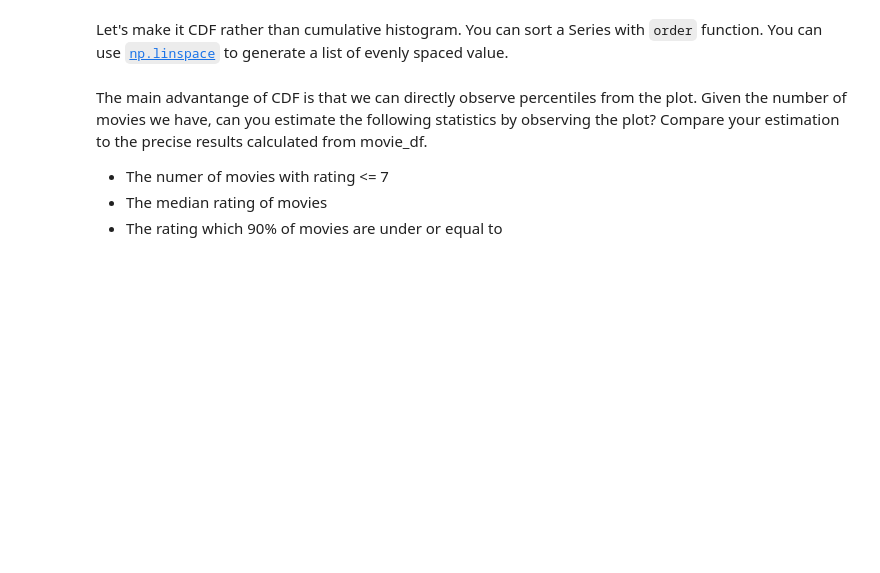
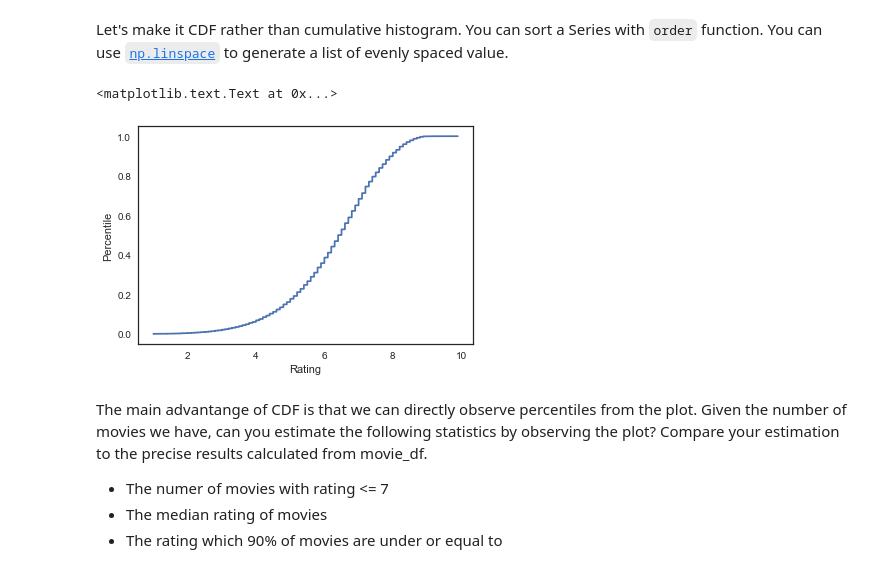
Before and after one commit to muftring/iu-datavis, a Jupyter notebook: week-07/w07_lab_uftring_michael.ipynb, the cells around one changed output. Cells and saved outputs as stored; diff of their text form; code cells hidden in the pictures; blank space fills up the shorter version.

```diff
--- a/week-07/w07_lab_uftring_michael.ipynb
+++ b/week-07/w07_lab_uftring_michael.ipynb
@@ -28,7 +62,14 @@ Does it reach 1.0? Why should it become 1.0 at the right end? Also you can do th
 # %% [markdown]
 Let's make it CDF rather than cumulative histogram. You can sort a Series with `order` function. You can use [`np.linspace`](http://docs.scipy.org/doc/numpy/reference/generated/numpy.linspace.html) to generate a list of evenly spaced value.
 # %%
-# TODO: plot CDF (not cumulative histogram) of movie ratings.
+# plot CDF (not cumulative histogram) of movie ratings.
+ratings = df['Rating'].sort_values().values
+plt.plot(ratings, np.linspace(0, 1.0, len(ratings)))
+plt.xlabel("Rating")
+plt.ylabel("Percentile")
+# %% [output]
+<matplotlib.text.Text at 0x...>
+[figure, added]
 # %% [markdown]
 The main advantange of CDF is that we can directly observe percentiles from the plot. Given the number of movies we have, can you estimate the following statistics by observing the plot? Compare your estimation to the precise results calculated from movie_df.
 
```
Also changed, not shown: parts of 8 cells of this notebook.
